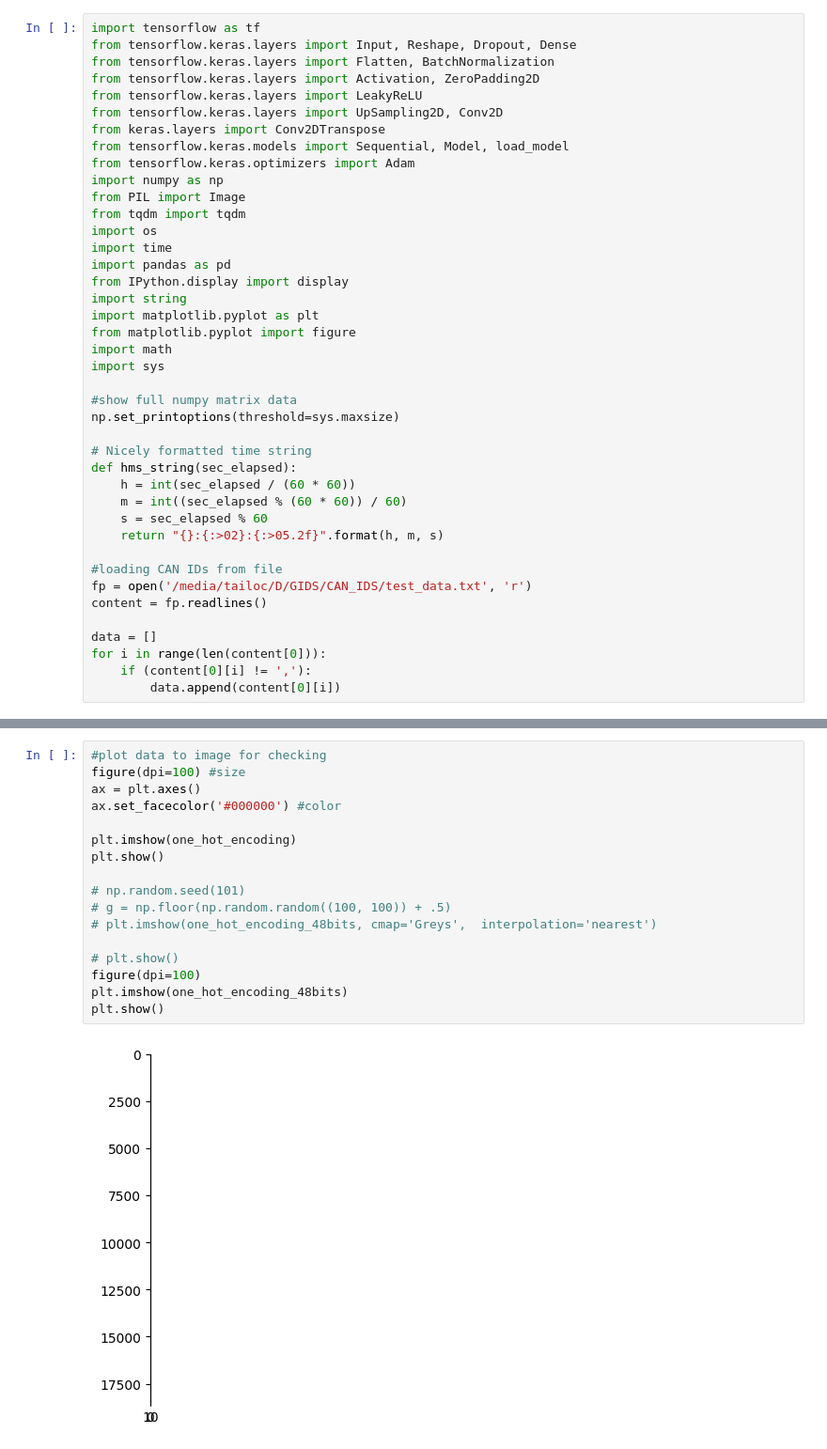
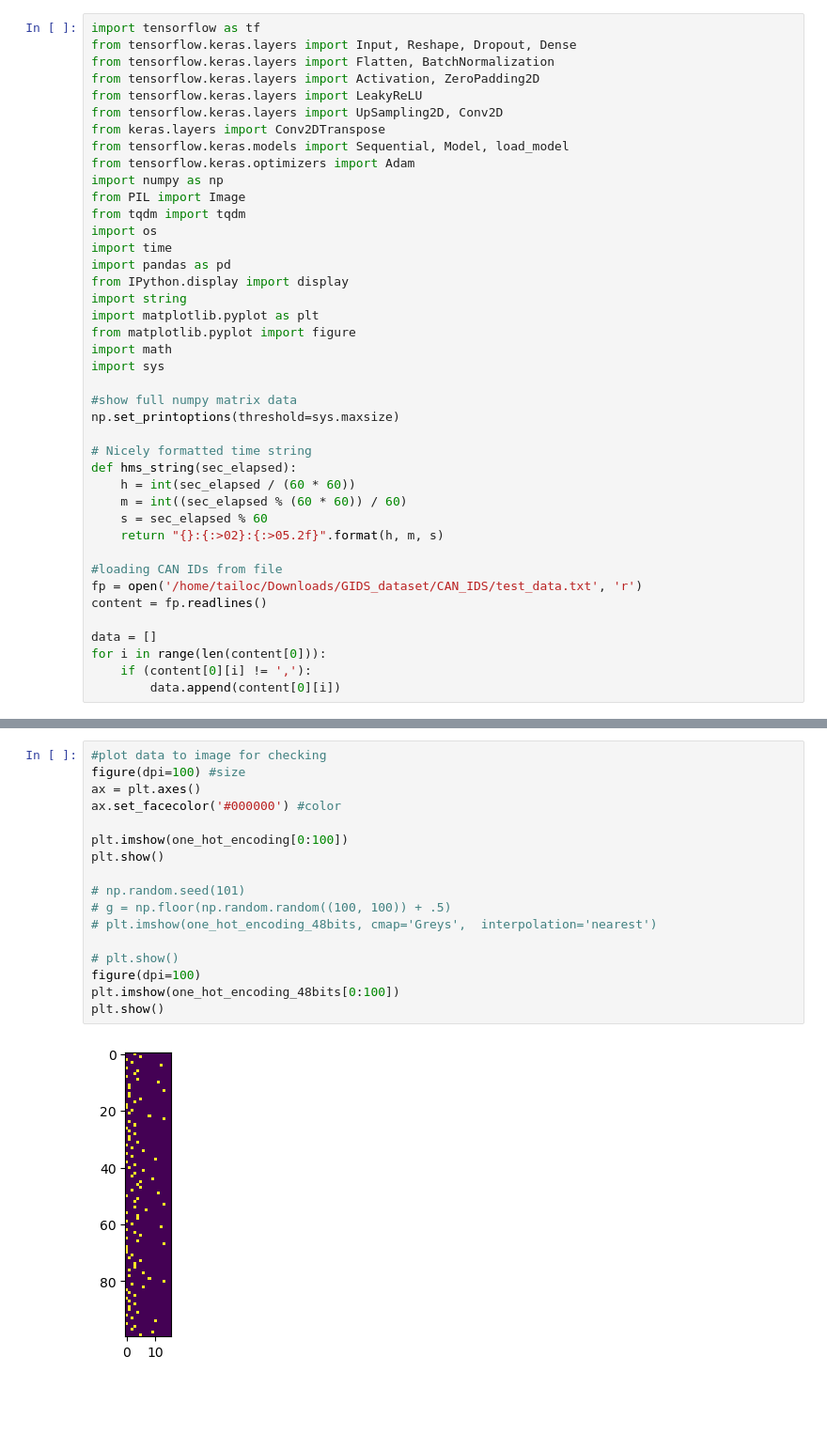
Before and after one commit to NguyenTaiLoc/GIDS, a Jupyter notebook: Untitled.ipynb, the cells around one changed output, grey strips where cells are left out. Shown at 94% size. Saved outputs shown, nothing was run; the diff lists cells and outputs as text; blank space fills up the shorter version.

```diff
--- a/Untitled.ipynb
+++ b/Untitled.ipynb
@@ -32,7 +32,7 @@ def hms_string(sec_elapsed):
     return "{}:{:>02}:{:>05.2f}".format(h, m, s)
 
 #loading CAN IDs from file
-fp = open('/media/tailoc/D/GIDS/CAN_IDS/test_data.txt', 'r')
+fp = open('/home/tailoc/Downloads/GIDS_dataset/CAN_IDS/test_data.txt', 'r')
 content = fp.readlines()
 
 data = []
@@ -90,19 +101,19 @@ Deprecated in NumPy 1.20; for more details and guidance: https://numpy.org/devdo
 # %%
 #plot data to image for checking
 figure(dpi=100) #size
 ax = plt.axes()
 ax.set_facecolor('#000000') #color
 
-plt.imshow(one_hot_encoding)
+plt.imshow(one_hot_encoding[0:100])
 plt.show()
 
 # np.random.seed(101)
 # g = np.floor(np.random.random((100, 100)) + .5)
 # plt.imshow(one_hot_encoding_48bits, cmap='Greys',  interpolation='nearest')
 
 # plt.show()
 figure(dpi=100)
-plt.imshow(one_hot_encoding_48bits)
+plt.imshow(one_hot_encoding_48bits[0:100])
 plt.show()
 # %% [output]
-[figure, old version]
+[figure, new version]
```
Also changed, not shown: parts of 14 cells of this notebook, 3 other files.
